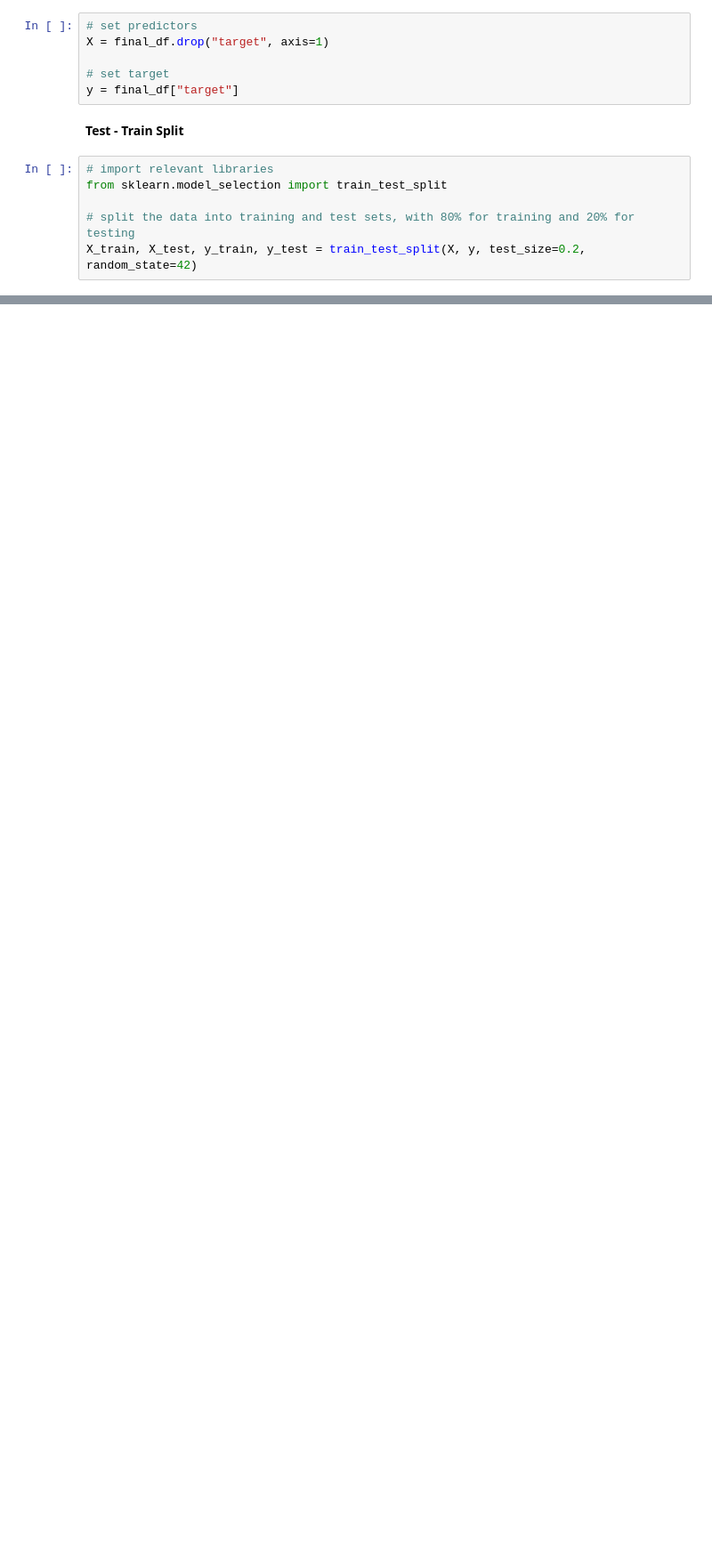
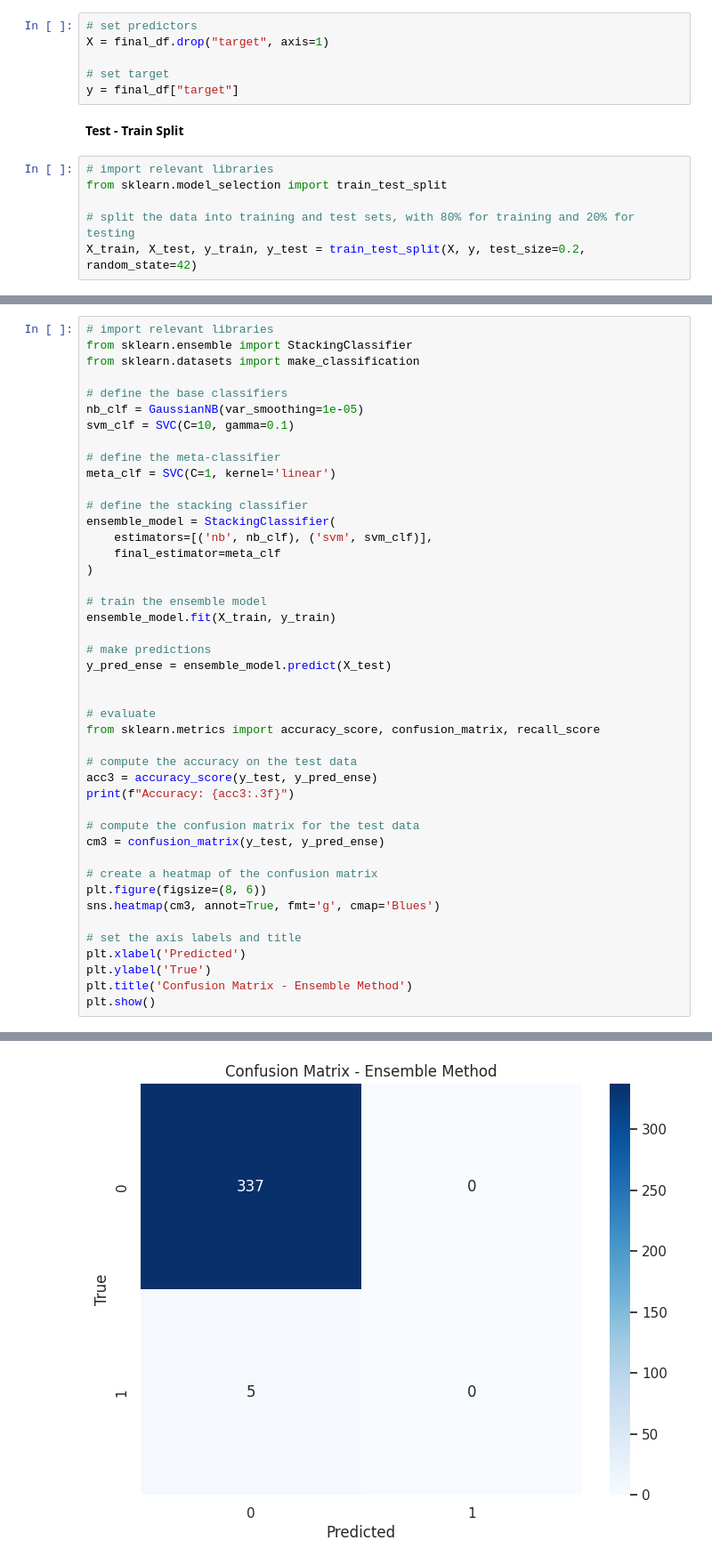
Before and after one commit to adikamunyao/Machine-Learning-in-Microbiology, a Jupyter notebook: ML.ipynb, the cells around one changed output, grey strips where cells are left out. Shown at 89% size. Cells and saved outputs as stored; diff of their text form; blank space fills up the shorter version.

```diff
--- a/ML.ipynb
+++ b/ML.ipynb
@@ -555,0 +575,45 @@ Accuracy: 0.60 (+/- 0.46)
+# %%
+# import relevant libraries
+from sklearn.ensemble import StackingClassifier
+from sklearn.datasets import make_classification
+
+# define the base classifiers
+nb_clf = GaussianNB(var_smoothing=1e-05)
+svm_clf = SVC(C=10, gamma=0.1)
+
+# define the meta-classifier
+meta_clf = SVC(C=1, kernel='linear')
+
+# define the stacking classifier
+ensemble_model = StackingClassifier(
+    estimators=[('nb', nb_clf), ('svm', svm_clf)],
+    final_estimator=meta_clf
+)
+
+# train the ensemble model
+ensemble_model.fit(X_train, y_train)
+
+# make predictions
+y_pred_ense = ensemble_model.predict(X_test)
+
+
+# evaluate
+from sklearn.metrics import accuracy_score, confusion_matrix, recall_score
+
+# compute the accuracy on the test data
+acc3 = accuracy_score(y_test, y_pred_ense)
+print(f"Accuracy: {acc3:.3f}")
+
+# compute the confusion matrix for the test data
+cm3 = confusion_matrix(y_test, y_pred_ense)
+
+# create a heatmap of the confusion matrix
+plt.figure(figsize=(8, 6))
+sns.heatmap(cm3, annot=True, fmt='g', cmap='Blues')
+
+# set the axis labels and title
+plt.xlabel('Predicted')
+plt.ylabel('True')
+plt.title('Confusion Matrix - Ensemble Method')
+plt.show()
+# %% [output]
@@ -555,0 +621 @@ Accuracy: 0.60 (+/- 0.46)
+[figure, added]
```
Also changed, not shown: parts of 58 cells of this notebook, 1 other file.
